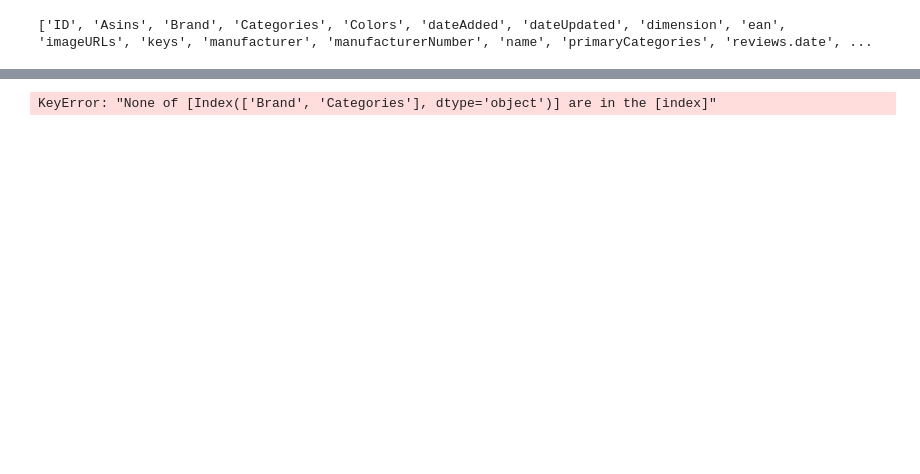
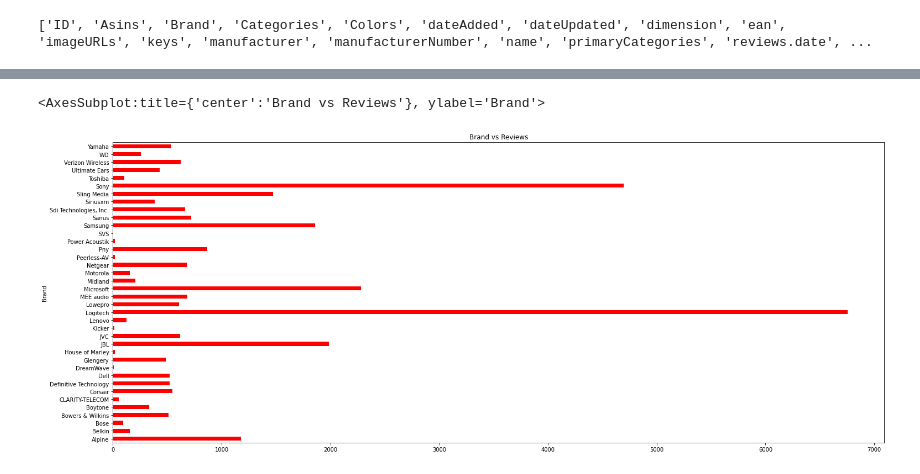
Before and after one commit to amit9974/Python-Data-Science-Digipodium, a Jupyter notebook: 06 Data Analytics & Data Science/Pandas/Amazon Electronics Analysis.ipynb, the cells around one changed output, grey strips where cells are left out. Drawn from its saved outputs; the diff is of its cells as text; code cells hidden in the pictures; blank space fills up the shorter version.

```diff
--- a/06 Data Analytics & Data Science/Pandas/Amazon Electronics Analysis.ipynb
+++ b/06 Data Analytics & Data Science/Pandas/Amazon Electronics Analysis.ipynb
@@ -74,8 +75,8 @@ df.head(2)
 |  | ID | Asins | Brand | Categories | Colors | manufacturer | manufacturerNumber | name | ... |
 | 0 | AVpf3txeLJeJML43FN82 | B0168YIWSI | Microsoft | Electronics,Computers,Computer Ac... | Black | Microsoft | RH7-00001 | Microsoft Surface Pro 4 Type Cove... | ... |
 | 1 | AVpf3txeLJeJML43FN82 | B0168YIWSI | Microsoft | Electronics,Computers,Computer Ac... | Black | Microsoft | RH7-00001 | Microsoft Surface Pro 4 Type Cove... | ... |
-# %%
-elctro = ['Brand','Categories']
-df.loc[elctro].T.plot(kind='line', figsize=(15,6))
-# %% [output]
-KeyError: "None of [Index(['Brand', 'Categories'], dtype='object')] are in the [index]"
+# %%
+df.groupby('Brand')['reviews.rating'].sum().plot(title='Brand vs Reviews', kind='barh', figsize=(25,10), facecolor='red')
+# %% [output]
+<AxesSubplot:title={'center':'Brand vs Reviews'}, ylabel='Brand'>
+[figure, added]
```
Also changed, not shown: parts of 3 cells of this notebook, 3 other files.
